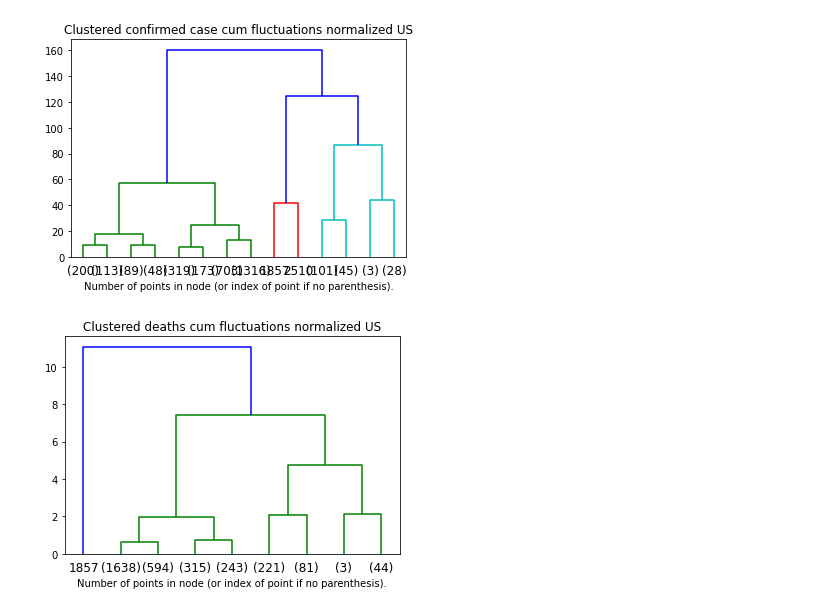
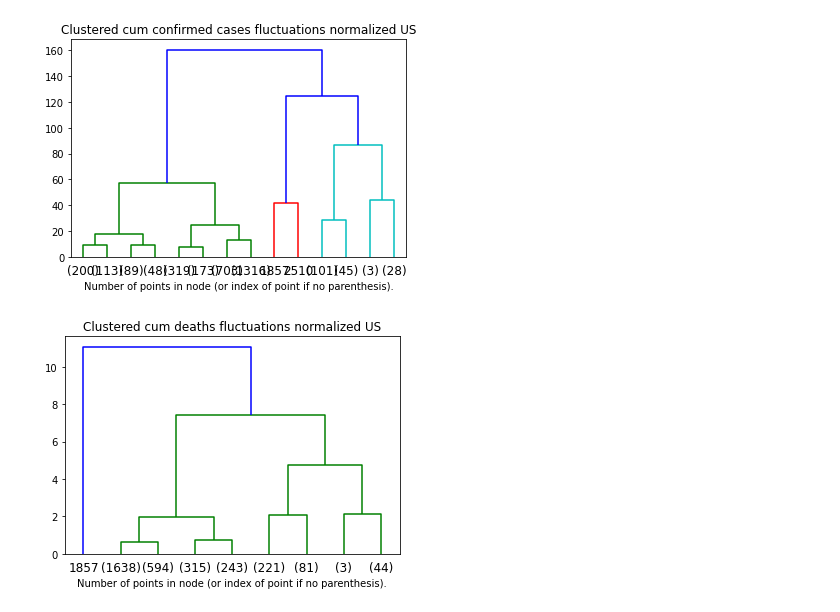
Before and after one commit to robinvvinod/spaceapps, a Jupyter notebook: CSSE_timeseries_agglomerative_clustering_.ipynb, the cells around one changed output. Saved outputs shown, nothing was run; the diff lists cells and outputs as text; code cells hidden in the pictures.

```diff
--- a/CSSE_timeseries_agglomerative_clustering_.ipynb
+++ b/CSSE_timeseries_agglomerative_clustering_.ipynb
@@ -124,7 +110,5 @@ DataFrame columns are not unique, some columns will be omitted.
 # %%
-header = confirmed['FIPS']
-confirmedT = confirmed
-confirmedT = confirmedT.iloc[0:,2:].rename(index=header)
+confirmedT = confirmed.set_index('FIPS').drop(columns="population")
 confirmedD = confirmedT.fillna(0)
 
 confirmedD.head()
@@ -214,17 +182,17 @@ def cluster_counties(model, df, counties=demogs.county):
 # %%
 x = confirmedD.to_numpy()
 cfm_model = AgglomerativeClustering(n_clusters=None, distance_threshold=10)
 cfm_model = cfm_model.fit(x)
 
 
-plt.title('Clustered confirmed case cum fluctuations normalized US')
+plt.title('Clustered cum confirmed cases fluctuations normalized US')
 plot_dendrogram(cfm_model, truncate_mode='level', p=3)
 plt.xlabel("Number of points in node (or index of point if no parenthesis).")
 plt.show()
 
 cfm_model = AgglomerativeClustering(n_clusters=10).fit(x)
 # %% [output]
-[figure, old version]
+[figure, new version]
 # %%
 x = deathsD.to_numpy()
 deaths_model = AgglomerativeClustering(n_clusters=None, distance_threshold=3)
```
Also changed, not shown: parts of 20 cells of this notebook.
